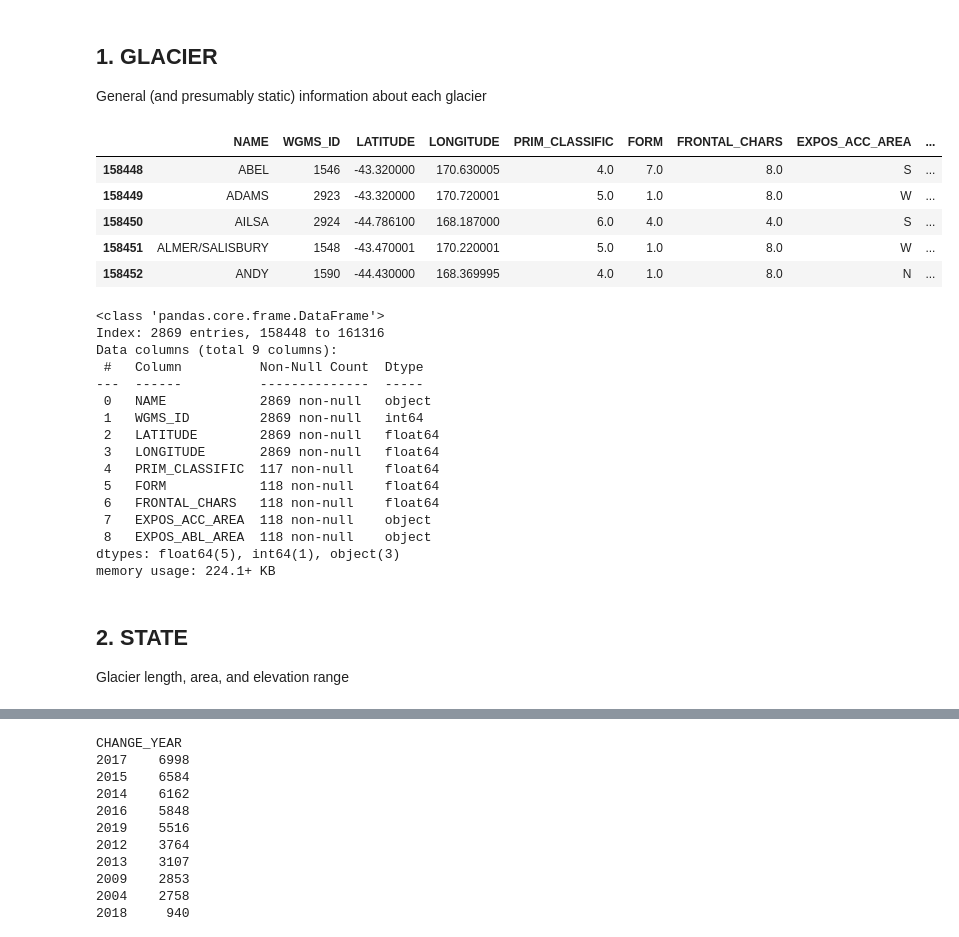
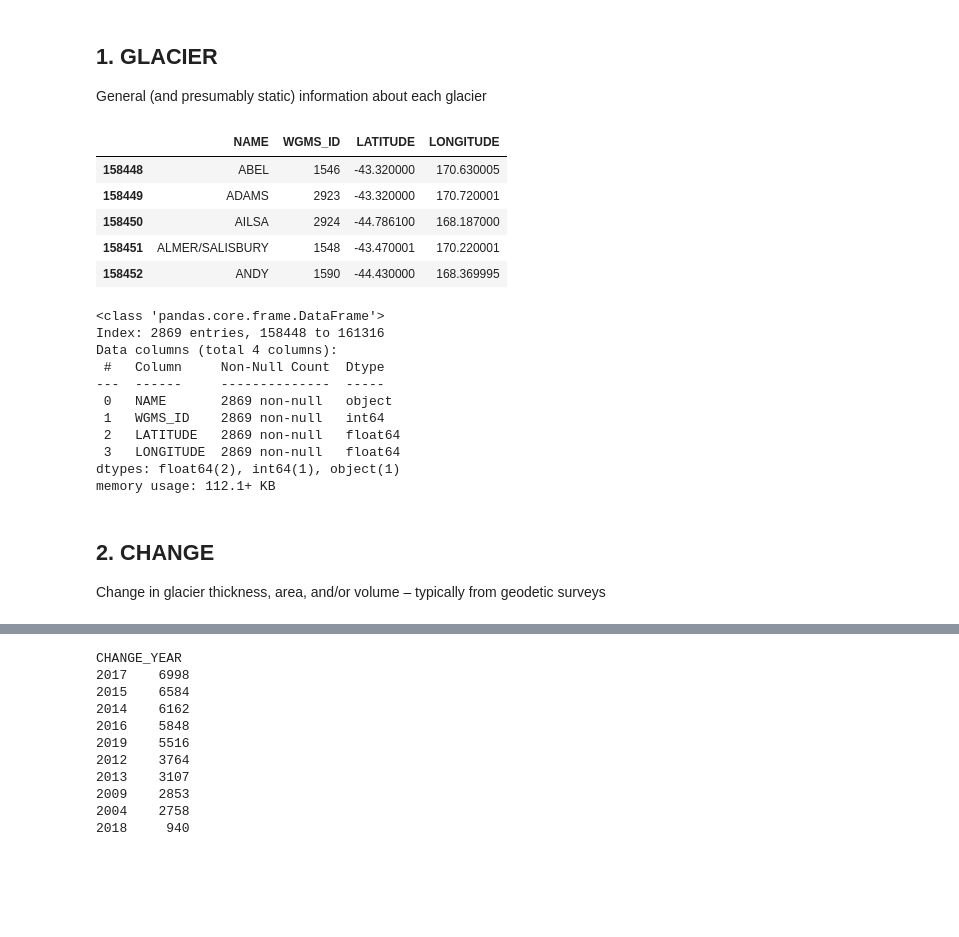
Before and after one commit to zachho9/Glacier-Retreat-Bio, a Jupyter notebook: data_clean_wgms.ipynb, the cells around one changed output, grey strips where cells are left out. Cells and saved outputs as stored; diff of their text form; code cells hidden in the pictures; blank space fills up the shorter version.

```diff
--- a/data_clean_wgms.ipynb
+++ b/data_clean_wgms.ipynb
@@ -10,38 +10,34 @@ General (and presumably static) information about each glacier
 # %%
 glacier = pd.read_csv("data/wgms/glacier.csv")
 
 glacier_nz = glacier[glacier["POLITICAL_UNIT"] == "NZ"]
 
 glacier_nz_drop = glacier_nz.drop(["POLITICAL_UNIT", "REMARKS", "GLACIER_REGION_CODE", "GLACIER_SUBREGION_CODE",
-                                  "GEN_LOCATION", "SPEC_LOCATION", "PARENT_GLACIER"], axis=1)
+                                  "GEN_LOCATION", "SPEC_LOCATION", "PARENT_GLACIER",
+                                  "PRIM_CLASSIFIC", "FORM", "FRONTAL_CHARS", "EXPOS_ACC_AREA", "EXPOS_ABL_AREA"], axis=1)
 glacier_nz_drop.head()
 # %% [output]
-|  | NAME | WGMS_ID | LATITUDE | LONGITUDE | PRIM_CLASSIFIC | FORM | FRONTAL_CHARS | EXPOS_ACC_AREA | ... |
-| 158448 | ABEL | 1546 | -43.320000 | 170.630005 | 4.0 | 7.0 | 8.0 | S | ... |
-| 158449 | ADAMS | 2923 | -43.320000 | 170.720001 | 5.0 | 1.0 | 8.0 | W | ... |
-| 158450 | AILSA | 2924 | -44.786100 | 168.187000 | 6.0 | 4.0 | 4.0 | S | ... |
-| 158451 | ALMER/SALISBURY | 1548 | -43.470001 | 170.220001 | 5.0 | 1.0 | 8.0 | W | ... |
-| 158452 | ANDY | 1590 | -44.430000 | 168.369995 | 4.0 | 1.0 | 8.0 | N | ... |
+|  | NAME | WGMS_ID | LATITUDE | LONGITUDE |
+| 158448 | ABEL | 1546 | -43.320000 | 170.630005 |
+| 158449 | ADAMS | 2923 | -43.320000 | 170.720001 |
+| 158450 | AILSA | 2924 | -44.786100 | 168.187000 |
+| 158451 | ALMER/SALISBURY | 1548 | -43.470001 | 170.220001 |
+| 158452 | ANDY | 1590 | -44.430000 | 168.369995 |
 # %%
 glacier_nz_drop.info()
 # %% [output]
 <class 'pandas.core.frame.DataFrame'>
 Index: 2869 entries, 158448 to 161316
-Data columns (total 9 columns):
- #   Column          Non-Null Count  Dtype
----  ------          --------------  -----
- 0   NAME            2869 non-null   object
- 1   WGMS_ID         2869 non-null   int64
- 2   LATITUDE        2869 non-null   float64
- 3   LONGITUDE       2869 non-null   float64
- 4   PRIM_CLASSIFIC  117 non-null    float64
- 5   FORM            118 non-null    float64
- 6   FRONTAL_CHARS   118 non-null    float64
- 7   EXPOS_ACC_AREA  118 non-null    object
- 8   EXPOS_ABL_AREA  118 non-null    object
-dtypes: float64(5), int64(1), object(3)
-memory usage: 224.1+ KB
+Data columns (total 4 columns):
+ #   Column     Non-Null Count  Dtype
+---  ------     --------------  -----
+ 0   NAME       2869 non-null   object
+ 1   WGMS_ID    2869 non-null   int64
+ 2   LATITUDE   2869 non-null   float64
+ 3   LONGITUDE  2869 non-null   float64
+dtypes: float64(2), int64(1), object(1)
+memory usage: 112.1+ KB
-# %% [markdown]
-## 2. STATE
-Glacier length, area, and elevation range
+# %% [markdown]
+## 2. CHANGE
+Change in glacier thickness, area, and/or volume – typically from geodetic surveys
 # %%
```
Also changed, not shown: parts of 76 cells of this notebook, 1 other file.
